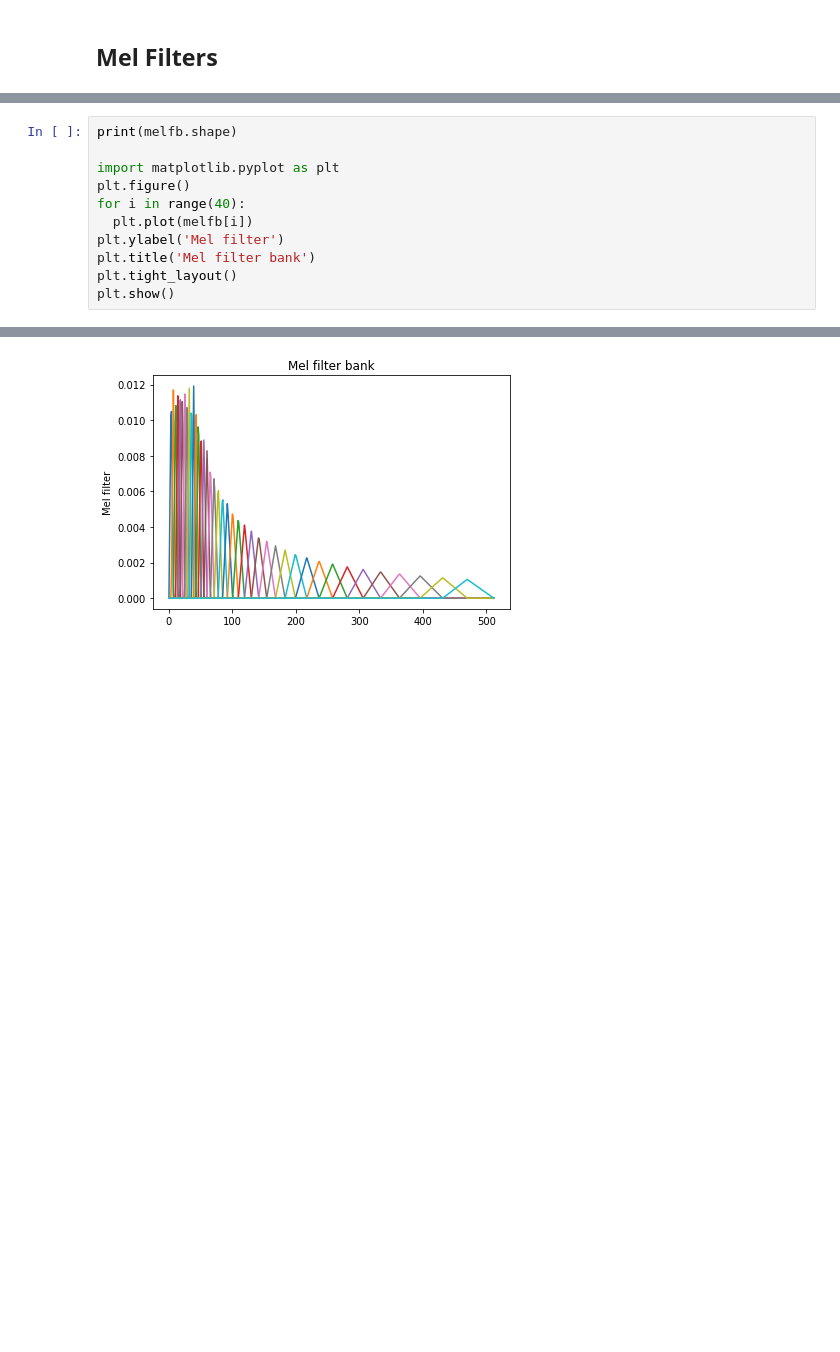
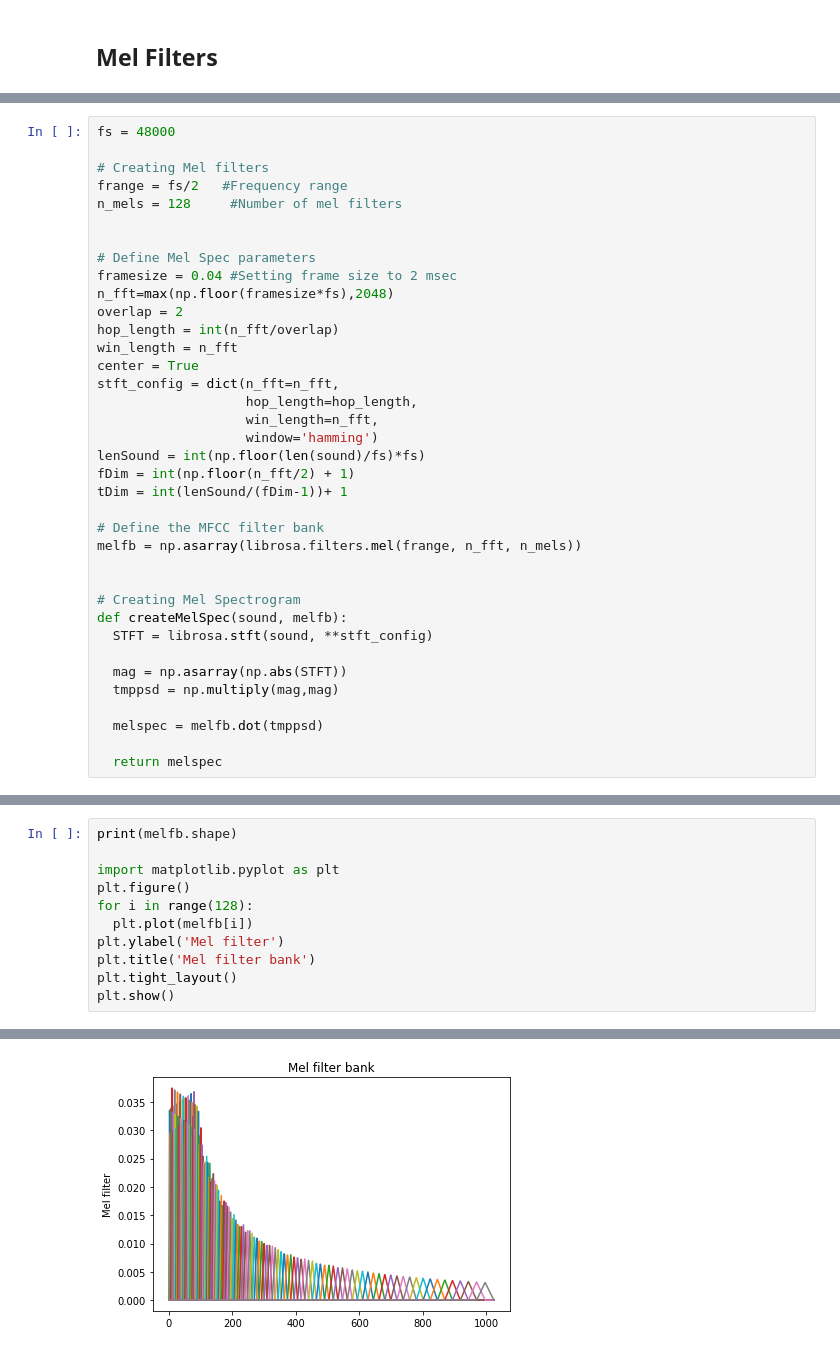
Before and after one commit to alicerueda/TFSqueezed-CRNN, a Jupyter notebook: TFRepresentationChangeEmphasis.ipynb, the cells around one changed output, grey strips where cells are left out. Drawn from its saved outputs; the diff is of its cells as text; blank space fills up the shorter version.

```diff
--- a/TFRepresentationChangeEmphasis.ipynb
+++ b/TFRepresentationChangeEmphasis.ipynb
@@ -577,0 +603,37 @@ melfb = librosa.filters.mel(frange, n_fft, n_mels)
+# %%
+fs = 48000
+
+# Creating Mel filters
+frange = fs/2   #Frequency range
+n_mels = 128     #Number of mel filters
+
+
+# Define Mel Spec parameters
+framesize = 0.04 #Setting frame size to 2 msec
+n_fft=max(np.floor(framesize*fs),2048)
+overlap = 2
+hop_length = int(n_fft/overlap)
+win_length = n_fft
+center = True
+stft_config = dict(n_fft=n_fft,
+                   hop_length=hop_length,
+                   win_length=n_fft,
+                   window='hamming')
+lenSound = int(np.floor(len(sound)/fs)*fs)
+fDim = int(np.floor(n_fft/2) + 1)
+tDim = int(lenSound/(fDim-1))+ 1
+
+# Define the MFCC filter bank
+melfb = np.asarray(librosa.filters.mel(frange, n_fft, n_mels))
+
+
+# Creating Mel Spectrogram
+def createMelSpec(sound, melfb):
+  STFT = librosa.stft(sound, **stft_config)
+
+  mag = np.asarray(np.abs(STFT))
+  tmppsd = np.multiply(mag,mag)
+
+  melspec = melfb.dot(tmppsd)
+
+  return melspec
@@ -580,7 +648,7 @@ print(melfb.shape)
 
 import matplotlib.pyplot as plt
 plt.figure()
-for i in range(40):
+for i in range(128):
   plt.plot(melfb[i])
 plt.ylabel('Mel filter')
 plt.title('Mel filter bank')
@@ -591 +659 @@ plt.show()
-[figure, old version]
+[figure, new version]
```
Also changed, not shown: parts of 16 cells of this notebook.
